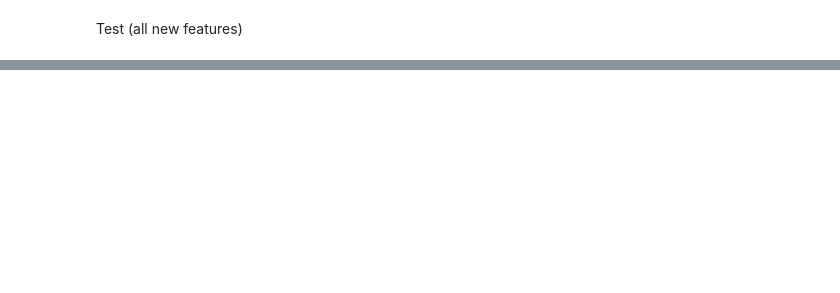
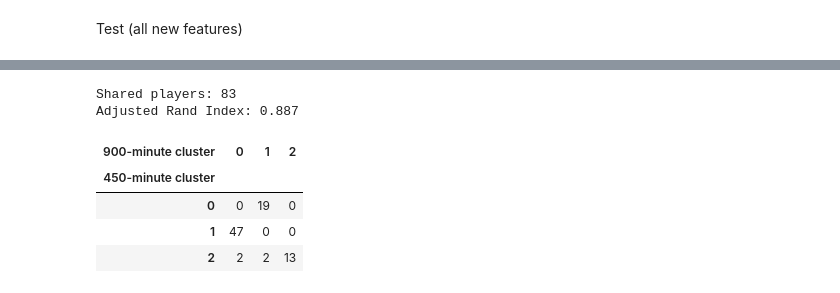
Before and after one commit to colonistz-1/Smart-Scout, a Jupyter notebook: notebooks/04_feature-engineering.ipynb, the cells around one changed output, grey strips where cells are left out. Cells and saved outputs as stored; diff of their text form; code cells hidden in the pictures; blank space fills up the shorter version.

```diff
--- a/notebooks/04_feature-engineering.ipynb
+++ b/notebooks/04_feature-engineering.ipynb
@@ -457,0 +607,40 @@ Cluster 2
+# %%
+from sklearn.metrics import adjusted_rand_score
+
+clusters_450 = threshold_assignments[(450, 3)]
+clusters_900 = threshold_assignments[(900, 3)]
+
+shared = clusters_450[
+    ["player_name", "experiment_cluster"]
+].join(
+    clusters_900[["experiment_cluster"]],
+    how="inner",
+    suffixes=("_450", "_900"),
+    validate="one_to_one",
+)
+
+ari = adjusted_rand_score(
+    shared["experiment_cluster_450"],
+    shared["experiment_cluster_900"],
+)
+
+print("Shared players:", len(shared))
+print(f"Adjusted Rand Index: {ari:.3f}")
+
+# Show how groups correspond across thresholds.
+display(
+    pd.crosstab(
+        shared["experiment_cluster_450"],
+        shared["experiment_cluster_900"],
+        rownames=["450-minute cluster"],
+        colnames=["900-minute cluster"],
+    )
+)
+# %% [output]
+Shared players: 83
+Adjusted Rand Index: 0.887
+| 900-minute cluster | 0 | 1 | 2 |
+| 450-minute cluster |  |  |  |
+| 0 | 0 | 19 | 0 |
+| 1 | 47 | 0 | 0 |
+| 2 | 2 | 2 | 13 |
```
Also changed, not shown: parts of 6 cells of this notebook.
